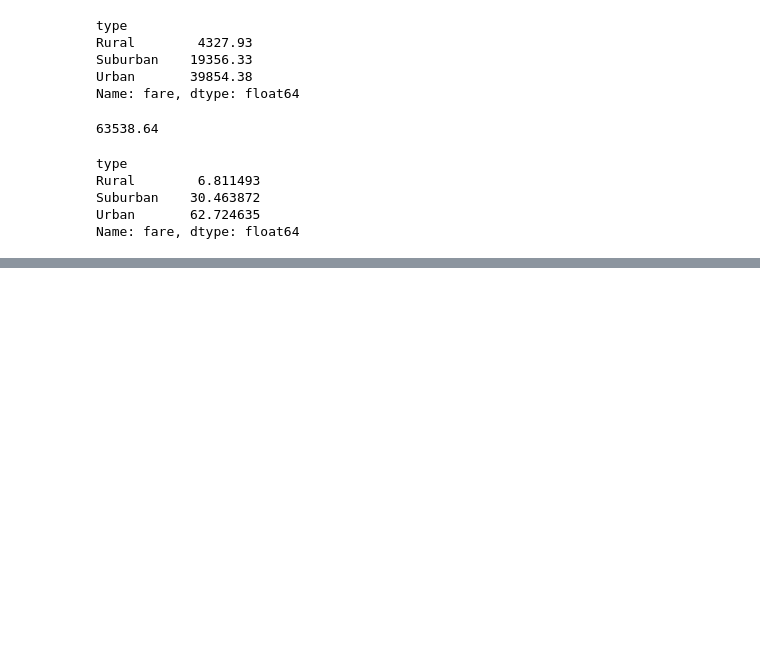
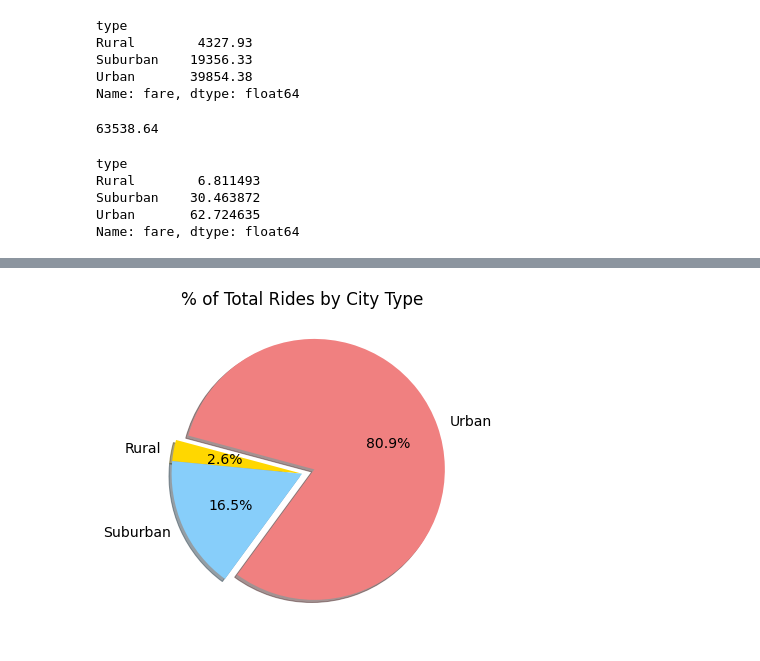
Before and after one commit to bweirich/PyBer_Analysis, a Jupyter notebook: PyBer.ipynb, the cells around one changed output, grey strips where cells are left out. Drawn from its saved outputs; the diff is of its cells as text; code cells hidden in the pictures; blank space fills up the shorter version.

```diff
--- a/PyBer.ipynb
+++ b/PyBer.ipynb
@@ -764,0 +801,15 @@ plt.show()
+# %%
+# Build piechart of driver counts by city type
+plt.subplots(figsize=(10,6))
+plt.pie(driver_percent,
+        labels=['Rural', 'Suburban', 'Urban'],
+        colors=['gold', 'lightskyblue', 'lightcoral'],
+        explode=[0,0,0.1],
+        autopct='%0.1f%%',
+        shadow=True,
+        startangle=165)
+plt.title('% of Total Rides by City Type')
+plt.savefig('Resources/Analysis/Fig7.png')
+plt.show()
+# %% [output]
+[figure, added]
```
Also changed, not shown: parts of 4 cells of this notebook, 3 other files.
